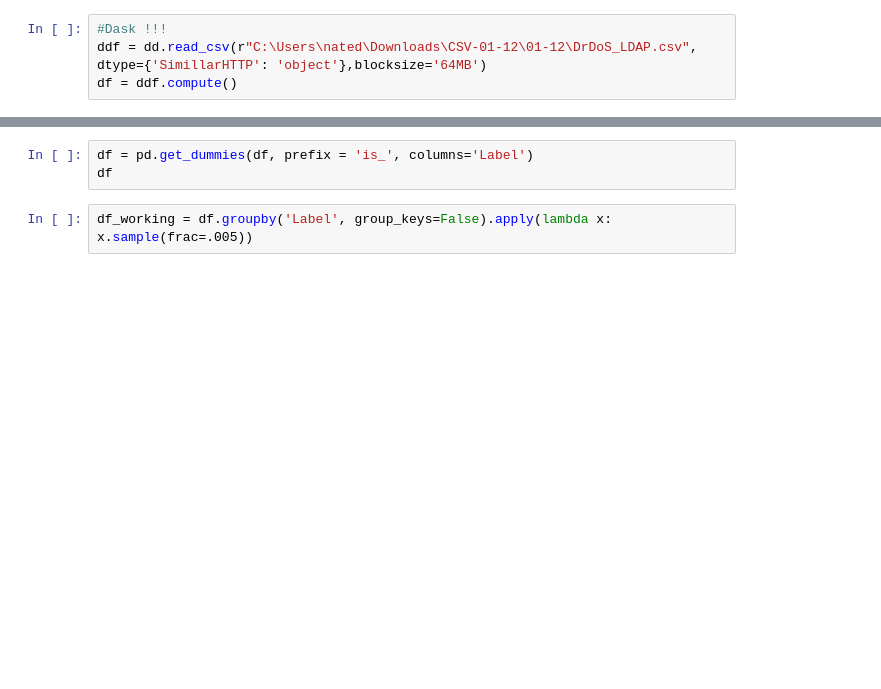
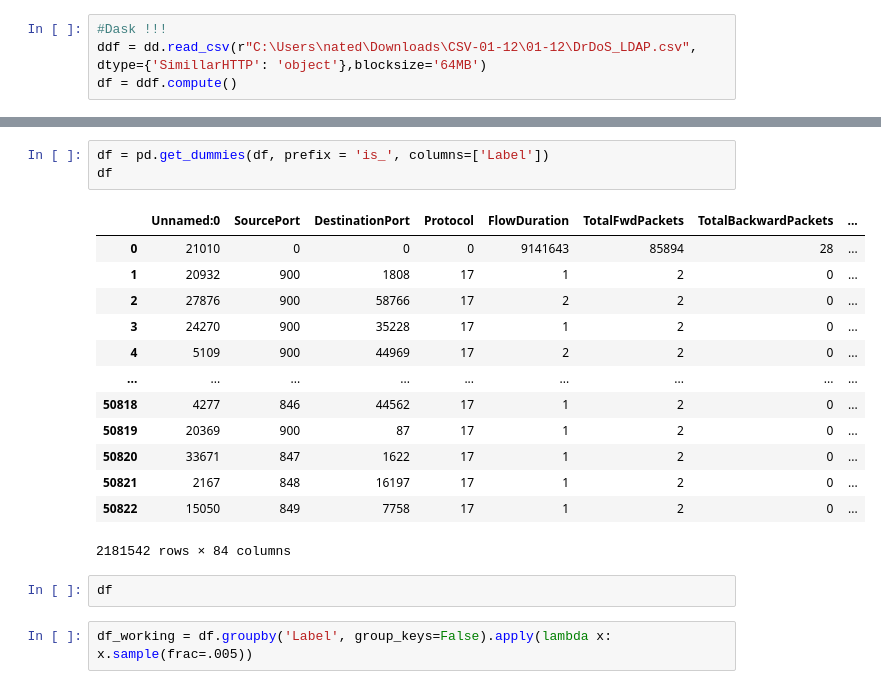
Before and after one commit to VinceDiR/DDoS_traffic_classification, a Jupyter notebook: dask_script.ipynb, the cells around one changed output, grey strips where cells are left out. Saved outputs shown, nothing was run; the diff lists cells and outputs as text; blank space fills up the shorter version.

```diff
--- a/dask_script.ipynb
+++ b/dask_script.ipynb
@@ -37,6 +135,22 @@ df.fillna(0)
 # %%
-df = pd.get_dummies(df, prefix = 'is_', columns='Label')
+df = pd.get_dummies(df, prefix = 'is_', columns=['Label'])
 df
+# %% [output]
+|  | Unnamed:0 | SourcePort | DestinationPort | Protocol | FlowDuration | TotalFwdPackets | TotalBackwardPackets | ... |
+| 0 | 21010 | 0 | 0 | 0 | 9141643 | 85894 | 28 | ... |
+| 1 | 20932 | 900 | 1808 | 17 | 1 | 2 | 0 | ... |
+| 2 | 27876 | 900 | 58766 | 17 | 2 | 2 | 0 | ... |
+| 3 | 24270 | 900 | 35228 | 17 | 1 | 2 | 0 | ... |
+| 4 | 5109 | 900 | 44969 | 17 | 2 | 2 | 0 | ... |
+| ... | ... | ... | ... | ... | ... | ... | ... | ... |
+| 50818 | 4277 | 846 | 44562 | 17 | 1 | 2 | 0 | ... |
+| 50819 | 20369 | 900 | 87 | 17 | 1 | 2 | 0 | ... |
+| 50820 | 33671 | 847 | 1622 | 17 | 1 | 2 | 0 | ... |
+| 50821 | 2167 | 848 | 16197 | 17 | 1 | 2 | 0 | ... |
+| 50822 | 15050 | 849 | 7758 | 17 | 1 | 2 | 0 | ... |
+2181542 rows × 84 columns
+# %%
+df
 # %%
 df_working = df.groupby('Label', group_keys=False).apply(lambda x: x.sample(frac=.005))
 # %%
```
Also changed, not shown: parts of 9 cells of this notebook.
